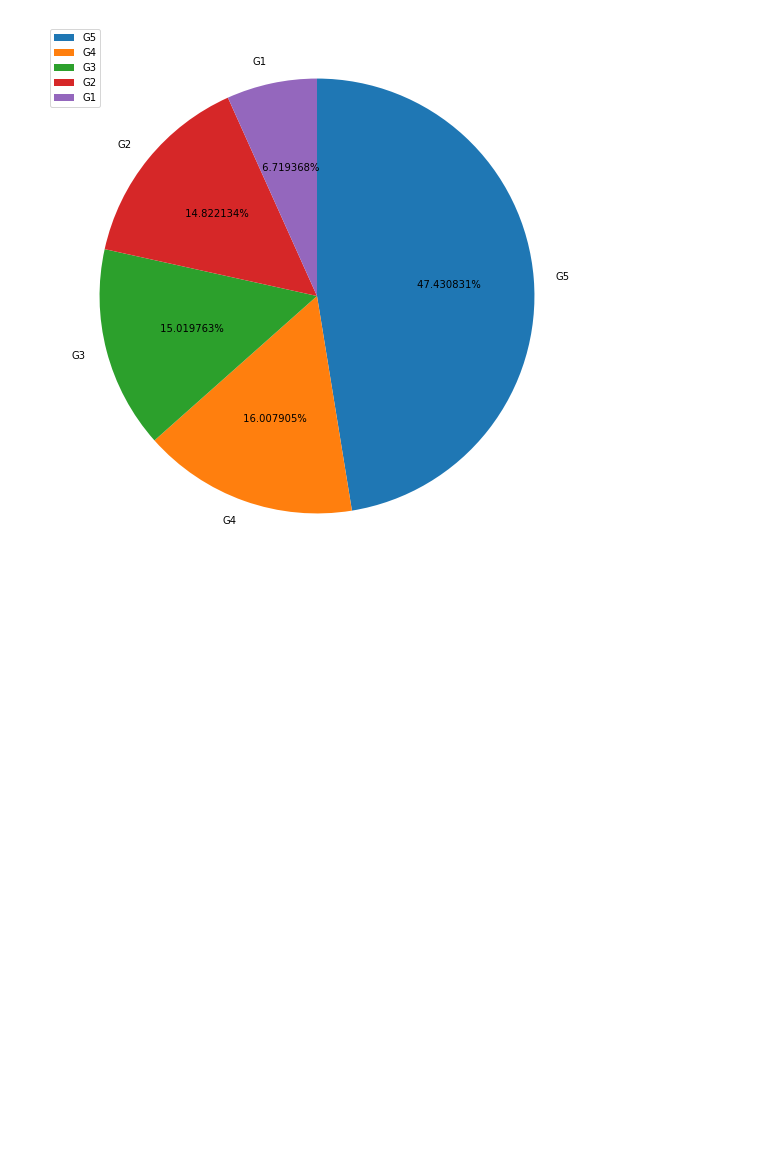
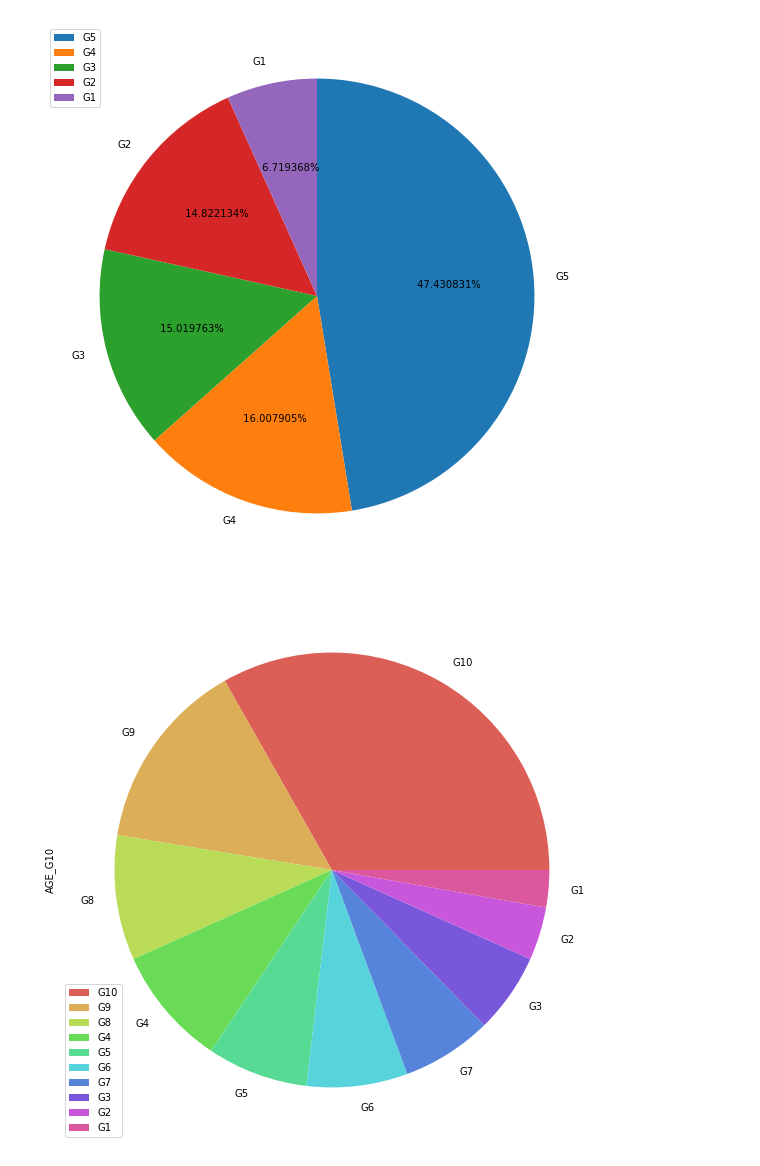
Before and after one commit to Jihwan98/aivle_school, a Jupyter notebook: pre_study/4.2 일변량 시각화.ipynb, the cells around one changed output. Cells and saved outputs as stored; diff of their text form; code cells hidden in the pictures; blank space fills up the shorter version.

```diff
--- a/pre_study/4.2 일변량 시각화.ipynb
+++ b/pre_study/4.2 일변량 시각화.ipynb
@@ -117,3 +118,14 @@ plt.legend()
 plt.show()
 # %% [output]
 [figure]
+# %%
+bins = list(np.linspace(0, 100, 11).astype(int))
+names = ['G1', 'G2', 'G3', 'G4', 'G5', 'G6', 'G7', 'G8', 'G9', 'G10']
+housing_data['AGE_G10'] = pd.cut(housing_data['AGE'], bins, labels=names)
+
+pie_df_G10 = pd.DataFrame(housing_data['AGE_G10'].value_counts())
+
+pie_df_G10.plot.pie(y='AGE_G10', figsize=(10, 10), colors=sns.color_palette('hls', len(pie_df_G10)))
+plt.show()
+# %% [output]
+[figure, added]
```
Also changed, not shown: parts of 20 cells of this notebook.
